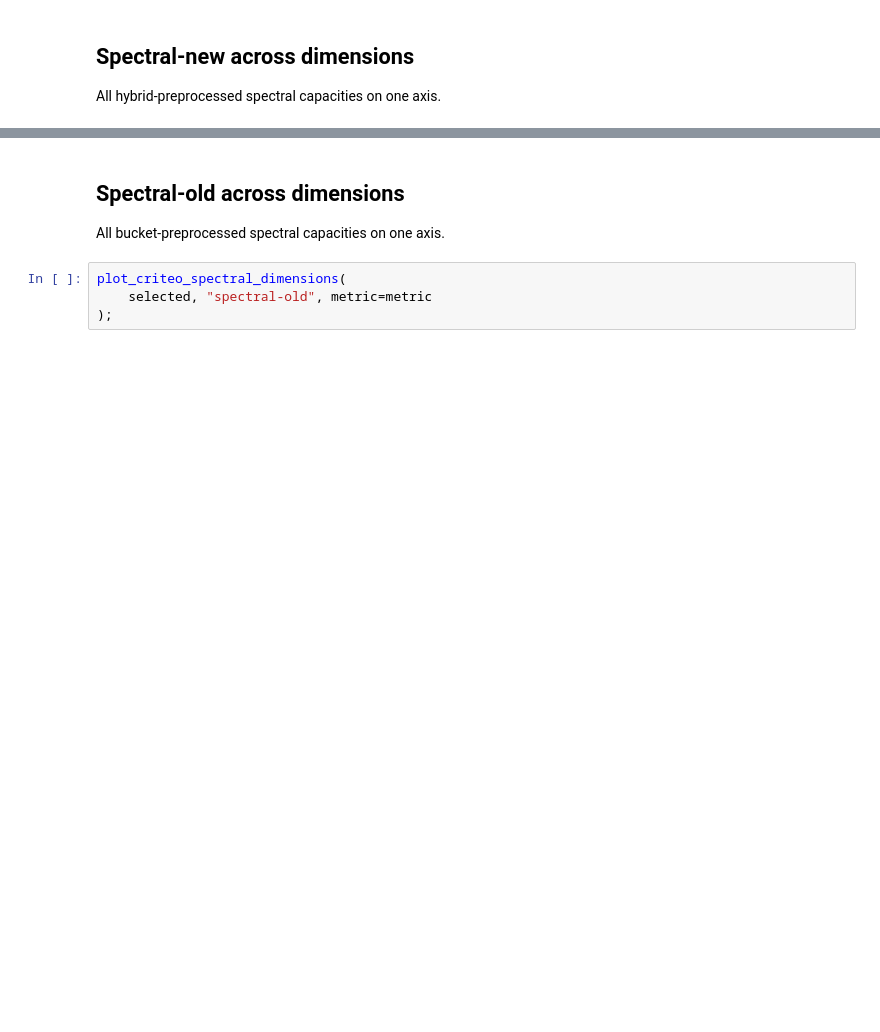
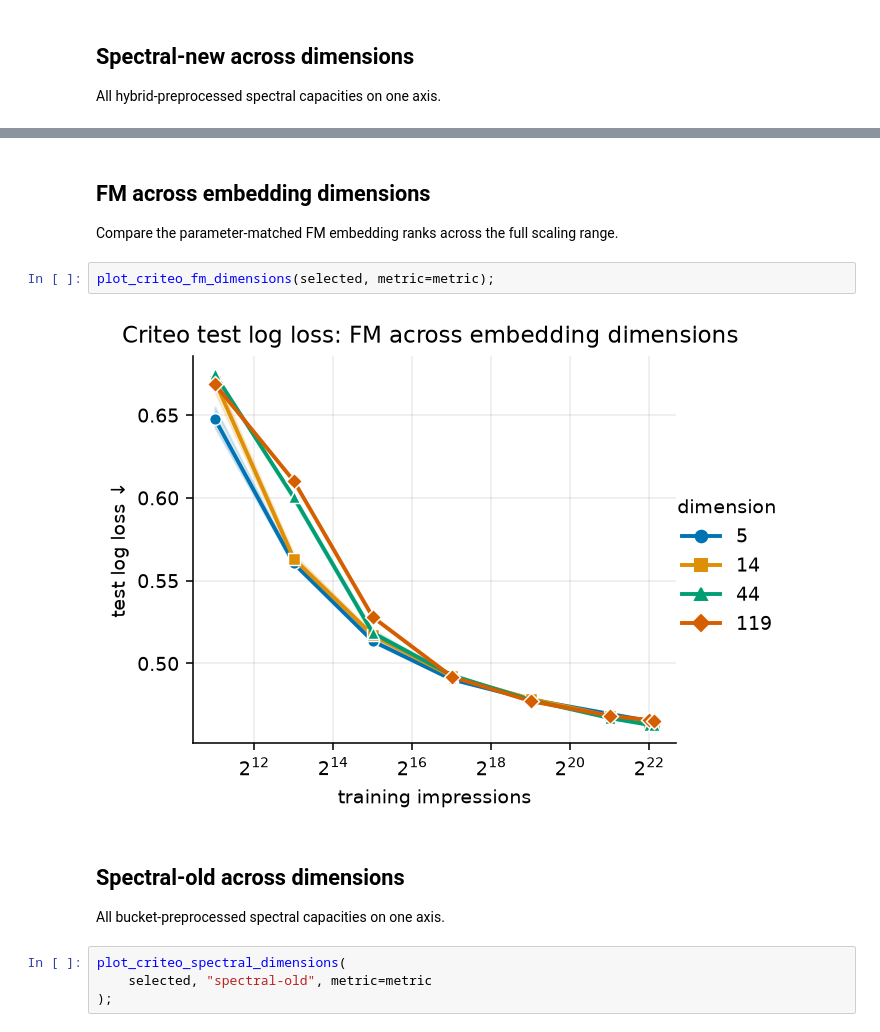
Before and after one commit to alexshtf/spectral_neuron_paper, a Jupyter notebook: notebooks/criteo_scaling.ipynb, the cells around one changed output, grey strips where cells are left out. Cells and saved outputs as stored; diff of their text form; blank space fills up the shorter version.

```diff
--- a/notebooks/criteo_scaling.ipynb
+++ b/notebooks/criteo_scaling.ipynb
@@ -124,3 +139,11 @@ plot_criteo_spectral_dimensions(
+# %% [markdown]
+## FM across embedding dimensions
+
+Compare the parameter-matched FM embedding ranks across the full scaling range.
+# %%
+plot_criteo_fm_dimensions(selected, metric=metric);
+# %% [output]
+[figure, added]
 # %% [markdown]
 ## Spectral-old across dimensions
 
```
Also changed, not shown: parts of 10 cells of this notebook, 6 other files.
